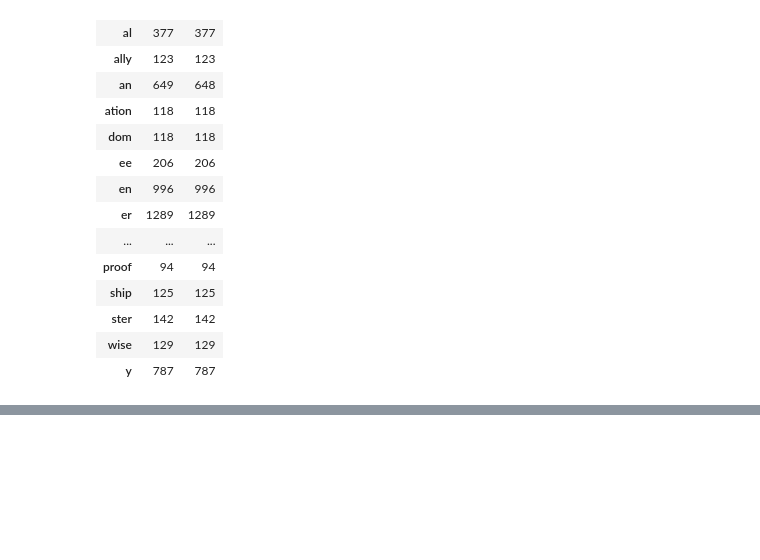
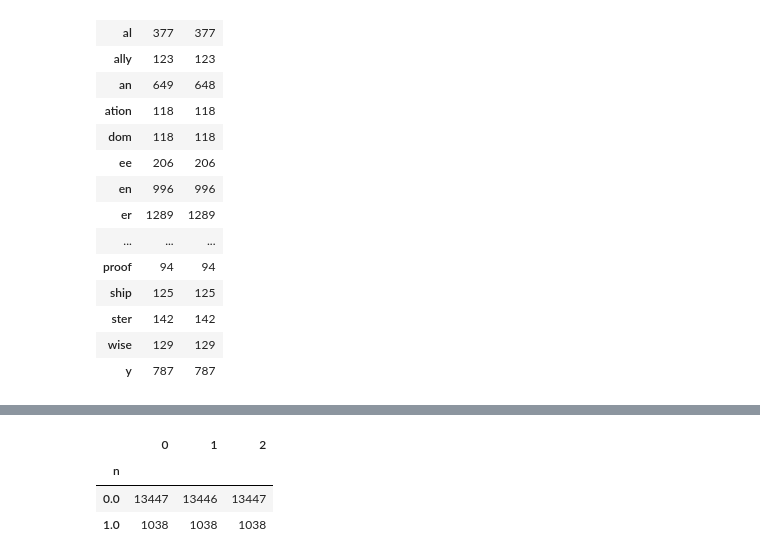
Before and after one commit to mansisinha/taddhita, a Jupyter notebook: Untitled2.ipynb, the cells around one changed output, grey strips where cells are left out. Saved outputs shown, nothing was run; the diff lists cells and outputs as text; code cells hidden in the pictures; blank space fills up the shorter version.

```diff
--- a/Untitled2.ipynb
+++ b/Untitled2.ipynb
@@ -122,0 +158,7 @@ df2.groupby(2).count()
+# %%
+df3.groupby('n').count()
+# %% [output]
+|  | 0 | 1 | 2 |
+| n |  |  |  |
+| 0.0 | 13447 | 13446 | 13447 |
+| 1.0 | 1038 | 1038 | 1038 |
```
Also changed, not shown: parts of 5 cells of this notebook.
